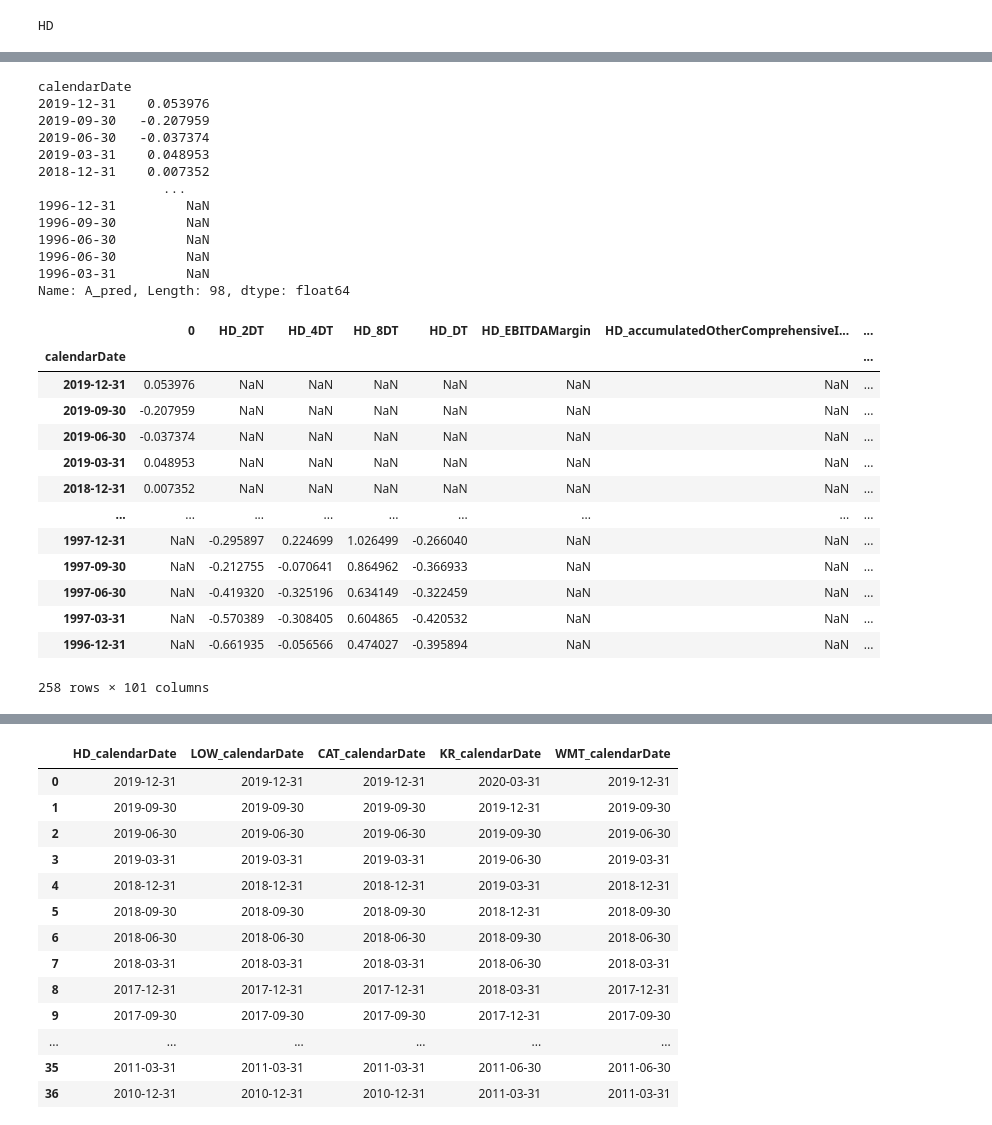
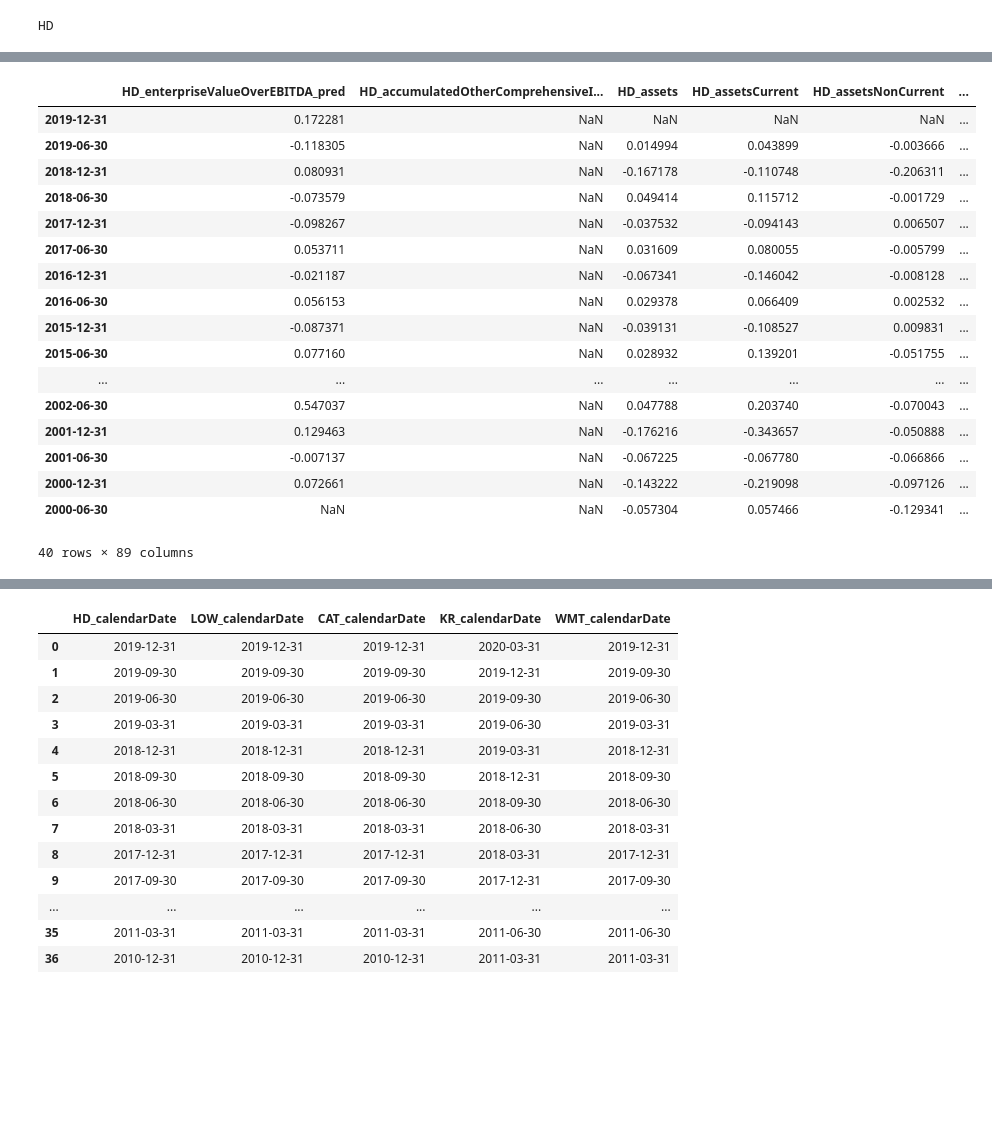
Before and after one commit to anduckworth/ml_inflation, a Jupyter notebook: polygon_api.ipynb, the cells around one changed output, grey strips where cells are left out. Saved outputs shown, nothing was run; the diff lists cells and outputs as text; code cells hidden in the pictures; blank space fills up the shorter version.

```diff
--- a/polygon_api.ipynb
+++ b/polygon_api.ipynb
@@ -121,22 +101,6 @@ Name: HD_enterpriseValueOverEBITDA, Length: 98, dtype: float64
 # %%
-return_period = 4
+return_period = 2
 
 Y = np.log(test_df.loc[:,'HD_enterpriseValueOverEBITDA']).diff(return_period).shift(-return_period)
-Y.name = Y.name[-1]+'_pred'
+Y.name = Y.name +'_pred'
 #Y = Y.rename(columns={'HD_enterpriseValueOverEBITDA': 'HD_enterpriseValueOverEBITDA_pred'})
-
-Y
-# %% [output]
-calendarDate
-2019-12-31    0.053976
-2019-09-30   -0.207959
-2019-06-30   -0.037374
-2019-03-31    0.048953
-2018-12-31    0.007352
-                ...
-1996-12-31         NaN
-1996-09-30         NaN
-1996-06-30         NaN
-1996-06-30         NaN
-1996-03-31         NaN
-Name: A_pred, Length: 98, dtype: float64
@@ -148,33 +114,41 @@ test_df3 = test_df.drop(columns=['HD_enterpriseValueOverEBITDA'])
 # %%
 #for ticker in tickers:
-X1 = np.log(test_df3).diff(return_period)
+X = np.log(test_df.drop(columns = ['HD_enterpriseValueOverEBITDA'])).diff(return_period)
+X.dropna()
 #test_df.loc[:, col]
 #X1.columns = X1.columns.droplevel()
 #X2 = np.log(ccy_data).diff(return_period)
 #X3 = np.log(idx_data).diff(return_period)
 
-X4 = pd.concat([np.log(test_df.loc[:,'HD_enterpriseValueOverEBITDA' ]).diff(i) for i in [return_period, return_period*2, return_period*4, return_period*8]], axis=1).dropna()
-X4.columns = [f'{ticker}_DT', f'{ticker}_2DT', f'{ticker}_4DT', f'{ticker}_8DT']
+#X4 = pd.concat([np.log(test_df.loc[:,'HD_enterpriseValueOverEBITDA' ]).diff(i) for i in [return_period, return_period*2, return_period*4, return_period*8]], axis=1).dropna()
+#X4.columns = [f'{ticker}_DT', f'{ticker}_2DT', f'{ticker}_4DT', f'{ticker}_8DT']
 
-X = pd.concat([X1, X4], axis=0, join='outer')
+#X = pd.concat([X1], axis=0, join='outer')
 
 
-dataset = pd.concat([Y, X], axis=0, join='outer')#.iloc[::return_period, :]
-#Y = dataset.loc[:, Y.columns]
+dataset = pd.concat([Y, X], axis=1, join='outer').iloc[::return_period, :]
+#Y = dataset.loc[:, Y.name]
 #X = dataset.loc[:, X.columns]
-dataset
+#dataset
-# %% [output]
-|  | 0 | HD_2DT | HD_4DT | HD_8DT | HD_DT | HD_EBITDAMargin | HD_accumulatedOtherComprehensiveI... | ... |
-| calendarDate |  |  |  |  |  |  |  | ... |
-| 2019-12-31 | 0.053976 | NaN | NaN | NaN | NaN | NaN | NaN | ... |
-| 2019-09-30 | -0.207959 | NaN | NaN | NaN | NaN | NaN | NaN | ... |
-| 2019-06-30 | -0.037374 | NaN | NaN | NaN | NaN | NaN | NaN | ... |
-| 2019-03-31 | 0.048953 | NaN | NaN | NaN | NaN | NaN | NaN | ... |
-| 2018-12-31 | 0.007352 | NaN | NaN | NaN | NaN | NaN | NaN | ... |
-| ... | ... | ... | ... | ... | ... | ... | ... | ... |
-| 1997-12-31 | NaN | -0.295897 | 0.224699 | 1.026499 | -0.266040 | NaN | NaN | ... |
-| 1997-09-30 | NaN | -0.212755 | -0.070641 | 0.864962 | -0.366933 | NaN | NaN | ... |
-| 1997-06-30 | NaN | -0.419320 | -0.325196 | 0.634149 | -0.322459 | NaN | NaN | ... |
-| 1997-03-31 | NaN | -0.570389 | -0.308405 | 0.604865 | -0.420532 | NaN | NaN | ... |
-| 1996-12-31 | NaN | -0.661935 | -0.056566 | 0.474027 | -0.395894 | NaN | NaN | ... |
-258 rows × 101 columns
+# %%
+dataset=dataset.dropna(axis=1, how='all')
+dataset
+# %% [output]
+|  | HD_enterpriseValueOverEBITDA_pred | HD_accumulatedOtherComprehensiveI... | HD_assets | HD_assetsCurrent | HD_assetsNonCurrent | ... |
+| 2019-12-31 | 0.172281 | NaN | NaN | NaN | NaN | ... |
+| 2019-06-30 | -0.118305 | NaN | 0.014994 | 0.043899 | -0.003666 | ... |
+| 2018-12-31 | 0.080931 | NaN | -0.167178 | -0.110748 | -0.206311 | ... |
+| 2018-06-30 | -0.073579 | NaN | 0.049414 | 0.115712 | -0.001729 | ... |
+| 2017-12-31 | -0.098267 | NaN | -0.037532 | -0.094143 | 0.006507 | ... |
+| 2017-06-30 | 0.053711 | NaN | 0.031609 | 0.080055 | -0.005799 | ... |
+| 2016-12-31 | -0.021187 | NaN | -0.067341 | -0.146042 | -0.008128 | ... |
+| 2016-06-30 | 0.056153 | NaN | 0.029378 | 0.066409 | 0.002532 | ... |
+| 2015-12-31 | -0.087371 | NaN | -0.039131 | -0.108527 | 0.009831 | ... |
+| 2015-06-30 | 0.077160 | NaN | 0.028932 | 0.139201 | -0.051755 | ... |
+| ... | ... | ... | ... | ... | ... | ... |
+| 2002-06-30 | 0.547037 | NaN | 0.047788 | 0.203740 | -0.070043 | ... |
+| 2001-12-31 | 0.129463 | NaN | -0.176216 | -0.343657 | -0.050888 | ... |
+| 2001-06-30 | -0.007137 | NaN | -0.067225 | -0.067780 | -0.066866 | ... |
+| 2000-12-31 | 0.072661 | NaN | -0.143222 | -0.219098 | -0.097126 | ... |
+| 2000-06-30 | NaN | NaN | -0.057304 | 0.057466 | -0.129341 | ... |
+40 rows × 89 columns
```
Also changed, not shown: parts of 11 cells of this notebook.
